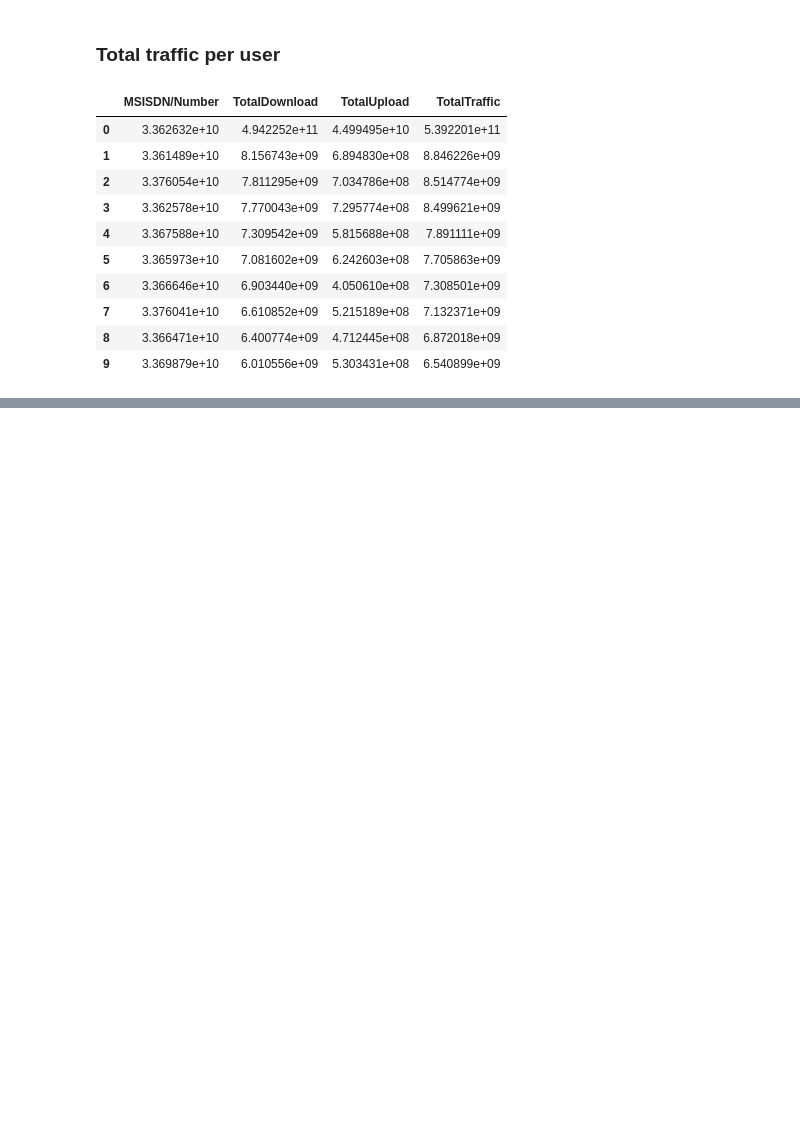
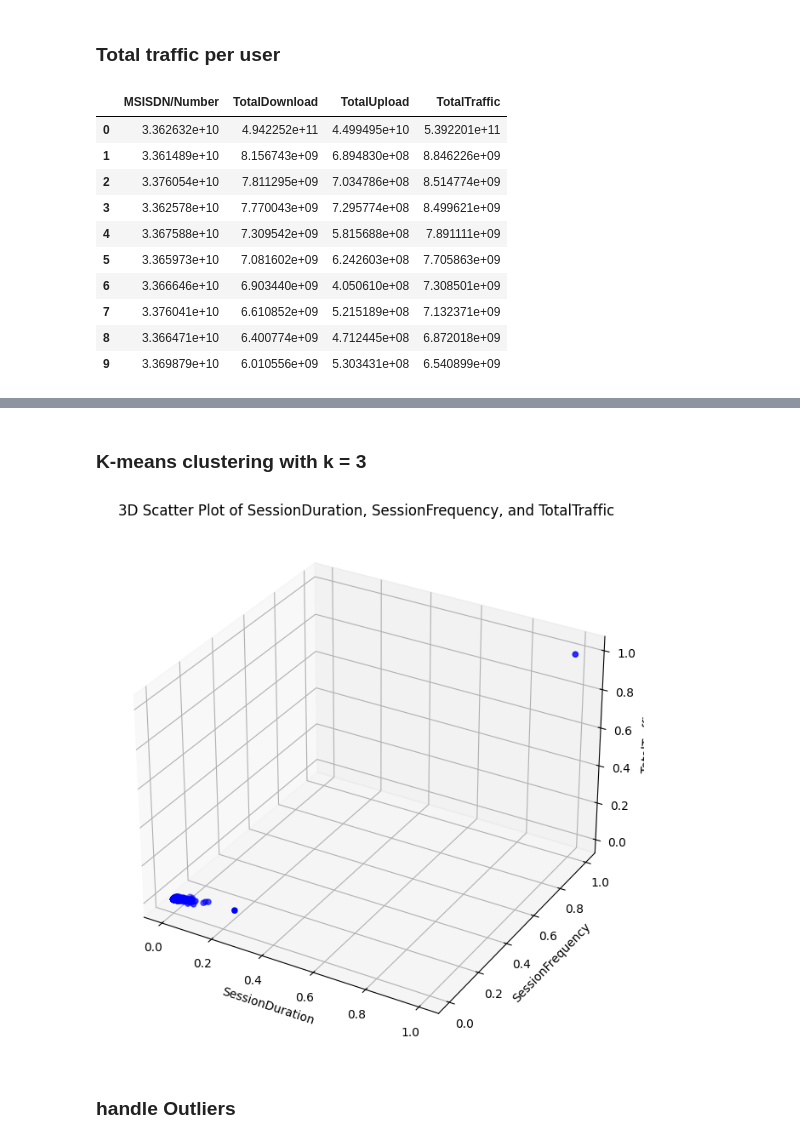
Before and after one commit to Misganaw-Berihun/User_analytics_in_Telecommunication, a Jupyter notebook: notebooks/03_user_engagement_analysis.ipynb, the cells around one changed output, grey strips where cells are left out. Drawn from its saved outputs; the diff is of its cells as text; code cells hidden in the pictures; blank space fills up the shorter version.

Commit message:
feat: normalize aggregated data

```diff
--- a/notebooks/03_user_engagement_analysis.ipynb
+++ b/notebooks/03_user_engagement_analysis.ipynb
@@ -103,0 +110,13 @@ pysqldf(query)
+# %%
+query = '''
+    SELECT
+        "MSISDN/Number",
+        SUM("Dur. (ms)") AS SessionDuration,
+        COUNT(DISTINCT "Bearer Id") AS SessionFrequency,
+        (SUM("Total DL (Bytes)") + SUM("Total UL (Bytes)")) AS TotalTraffic
+    FROM df
+    GROUP BY "MSISDN/Number"
+    '''
+
+aggregated_df = pysqldf(query)
+aggregated_df.tail()
@@ -103,0 +132,8 @@ pysqldf(query)
+# %%
+scaler = MinMaxScaler()
+columns_to_normalize = ["SessionDuration", "SessionFrequency","TotalTraffic"]
+customer_id = aggregated_df['MSISDN/Number']
+transformed_data = scaler.fit_transform(aggregated_df[columns_to_normalize])
+normalized_data = pd.DataFrame(transformed_data, columns=columns_to_normalize)
+df_normalized = pd.concat([customer_id, normalized_data], axis=1)
+df_normalized
@@ -103,0 +154,18 @@ pysqldf(query)
+# %% [markdown]
+### K-means clustering with k = 3
+# %%
+fig = plt.figure(figsize=(10, 8))
+ax = fig.add_subplot(111, projection='3d')
+
+ax.scatter(df_normalized['SessionDuration'], df_normalized['SessionFrequency'], df_normalized['TotalTraffic'], c='blue', marker='o')
+
+ax.set_xlabel('SessionDuration')
+ax.set_ylabel('SessionFrequency')
+ax.set_zlabel('TotalTraffic')
+
+plt.title('3D Scatter Plot of SessionDuration, SessionFrequency, and TotalTraffic')
+plt.show()
+# %% [output]
+[figure, added]
+# %% [markdown]
+### handle Outliers
```
Also changed, not shown: parts of 9 cells of this notebook.
